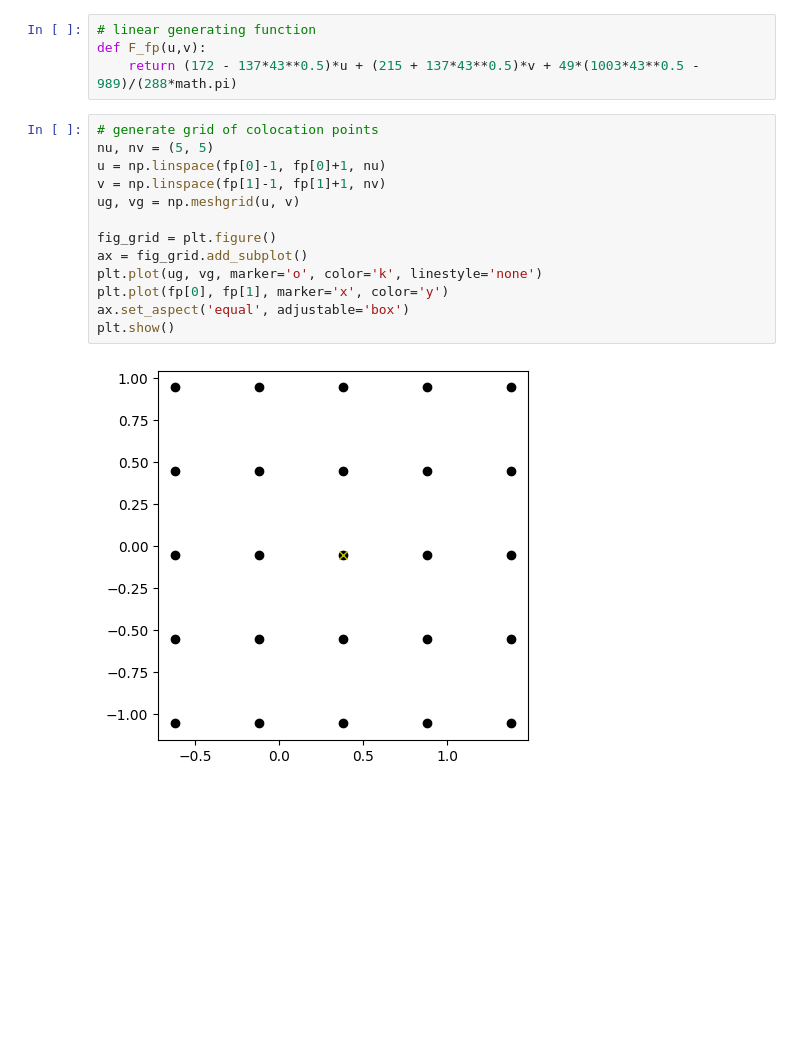
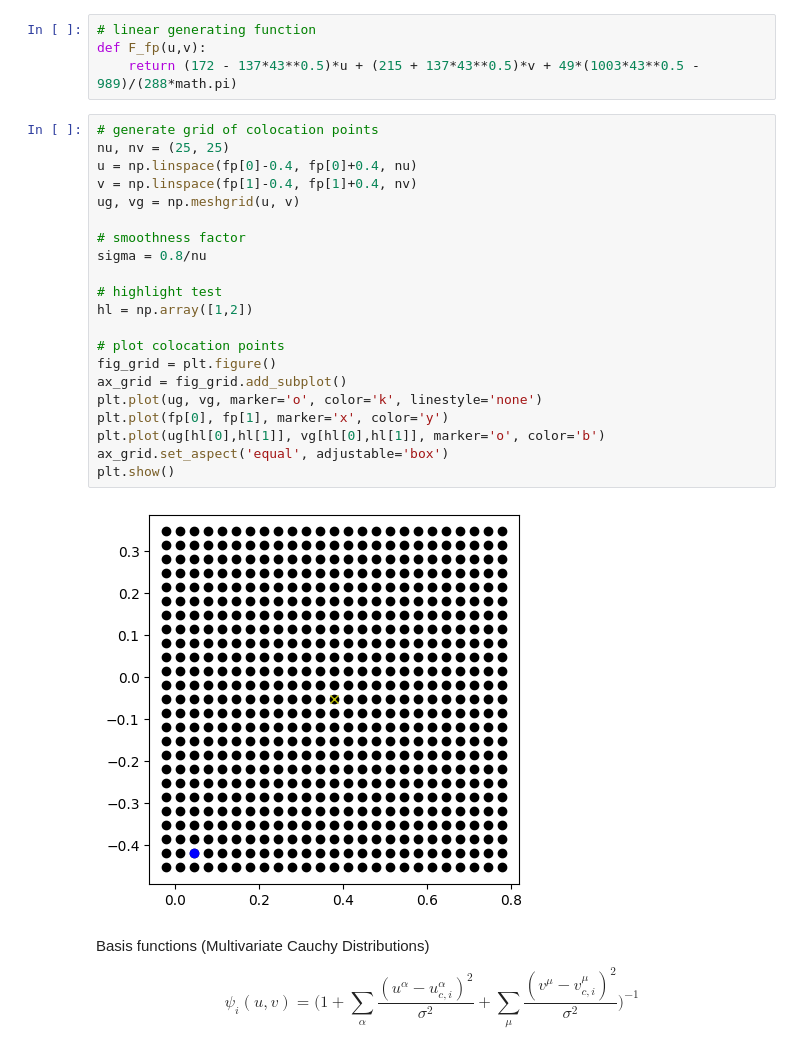
Before and after one commit to StijnCool/nast-thesis, a Jupyter notebook: Scalar field in 2D.ipynb, the cells around one changed output. Cells and saved outputs as stored; diff of their text form; blank space fills up the shorter version.

Commit message:
Functions generated

```diff
--- a/Scalar field in 2D.ipynb
+++ b/Scalar field in 2D.ipynb
@@ -50,18 +49,29 @@ def F_fp(u,v):
     return (172 - 137*43**0.5)*u + (215 + 137*43**0.5)*v + 49*(1003*43**0.5 - 989)/(288*math.pi)
 # %%
 # generate grid of colocation points
-nu, nv = (5, 5)
-u = np.linspace(fp[0]-1, fp[0]+1, nu)
-v = np.linspace(fp[1]-1, fp[1]+1, nv)
+nu, nv = (25, 25)
+u = np.linspace(fp[0]-0.4, fp[0]+0.4, nu)
+v = np.linspace(fp[1]-0.4, fp[1]+0.4, nv)
 ug, vg = np.meshgrid(u, v)
 
+# smoothness factor
+sigma = 0.8/nu
+
+# highlight test
+hl = np.array([1,2])
+
+# plot colocation points
 fig_grid = plt.figure()
-ax = fig_grid.add_subplot()
+ax_grid = fig_grid.add_subplot()
 plt.plot(ug, vg, marker='o', color='k', linestyle='none')
 plt.plot(fp[0], fp[1], marker='x', color='y')
-ax.set_aspect('equal', adjustable='box')
+plt.plot(ug[hl[0],hl[1]], vg[hl[0],hl[1]], marker='o', color='b')
+ax_grid.set_aspect('equal', adjustable='box')
 plt.show()
 # %% [output]
-[figure, old version]
+[figure, new version]
+# %% [markdown]
+Basis functions (Multivariate Cauchy Distributions)
+$$ \psi_i(u,v) = \Bigg( 1 + \sum_{\alpha}\frac{(u^{\alpha}-u^{\alpha}_{c,i})^2}{\sigma^2} + \sum_{\mu}\frac{(v^{\mu}-v^{\mu}_{c,i})^2}{\sigma^2} \Bigg)^{-1} $$
 # %%
 # generate one basis function per colocation point
```
Also changed, not shown: parts of 14 cells of this notebook.
